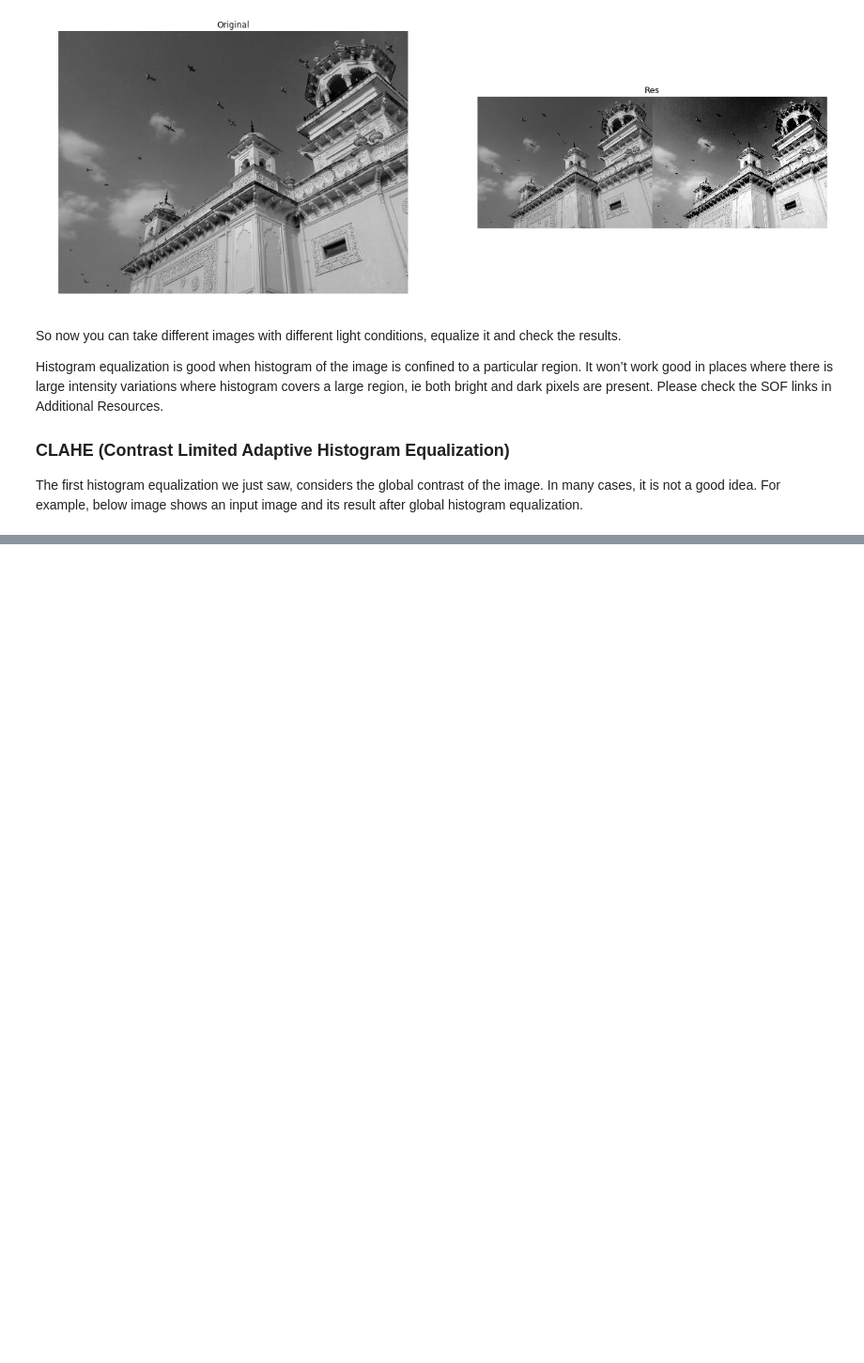
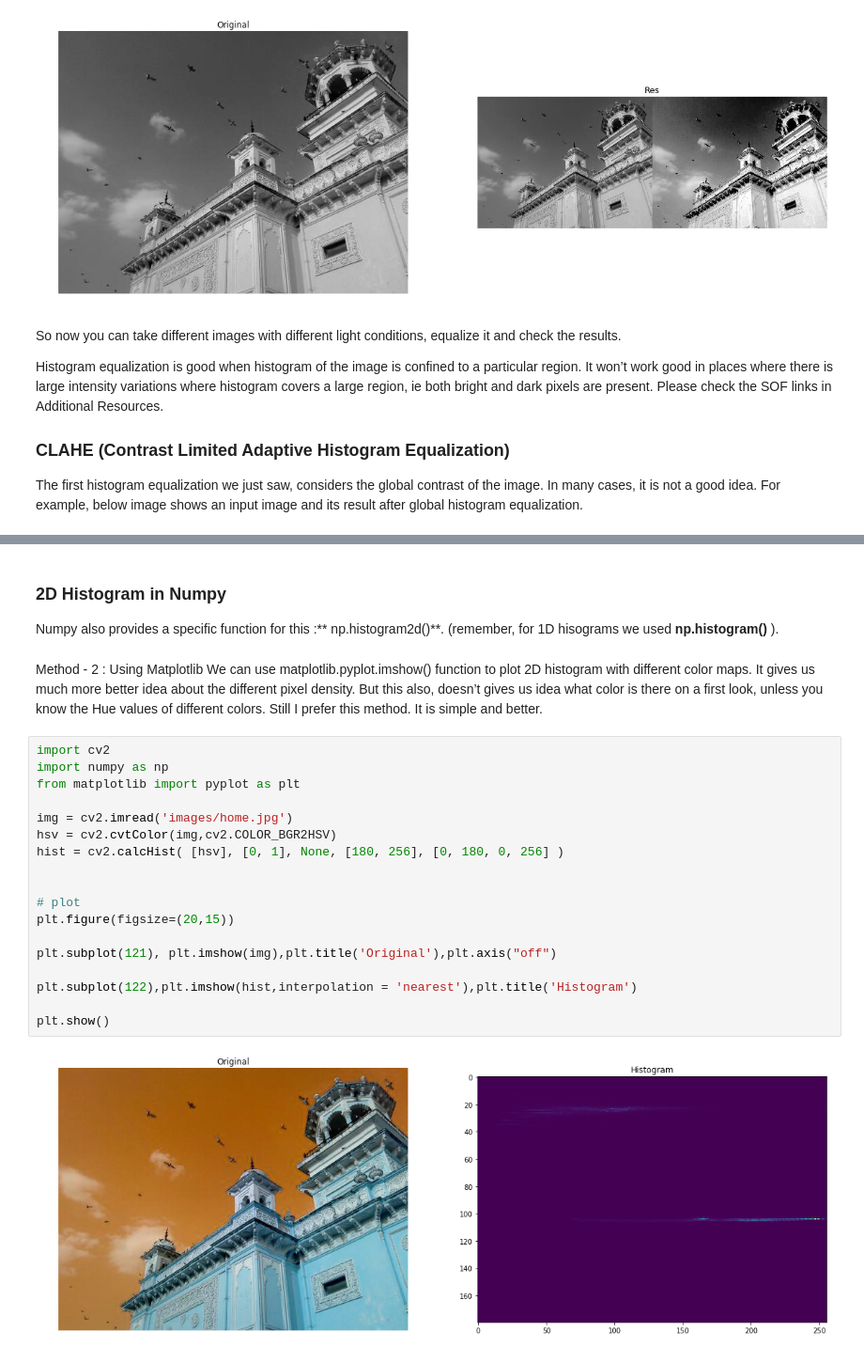
Before and after one commit to franksalas/OpenCV_Python_Tutorial, a Jupyter notebook: Histograms.ipynb, the cells around one changed output, grey strips where cells are left out. Shown at 94% size. Saved outputs shown, nothing was run; the diff lists cells and outputs as text; blank space fills up the shorter version.

```diff
--- a/Histograms.ipynb
+++ b/Histograms.ipynb
@@ -219,0 +278,27 @@ The ﬁrst histogram equalization we just saw, considers the global contrast of
+# %% [markdown]
+### 2D Histogram in Numpy
+
+Numpy also provides a speciﬁc function for this :** np.histogram2d()**.
+(remember, for 1D hisograms we used **np.histogram()** ).
+# %% [markdown]
+Method - 2 : Using Matplotlib We can use matplotlib.pyplot.imshow() function to plot 2D histogram with different color maps. It gives us much more better idea about the different pixel density. But this also, doesn’t gives us idea what color is there on a ﬁrst look, unless you know the Hue values of different colors. Still I prefer this method. It is simple and better.
+# %%
+import cv2
+import numpy as np
+from matplotlib import pyplot as plt
+
+img = cv2.imread('images/home.jpg')
+hsv = cv2.cvtColor(img,cv2.COLOR_BGR2HSV)
+hist = cv2.calcHist( [hsv], [0, 1], None, [180, 256], [0, 180, 0, 256] )
+
+
+# plot
+plt.figure(figsize=(20,15))
+
+plt.subplot(121), plt.imshow(img),plt.title('Original'),plt.axis("off")
+
+plt.subplot(122),plt.imshow(hist,interpolation = 'nearest'),plt.title('Histogram')
+
+plt.show()
+# %% [output]
+[figure, added]
```
Also changed, not shown: parts of 6 cells of this notebook, 12 other files.
